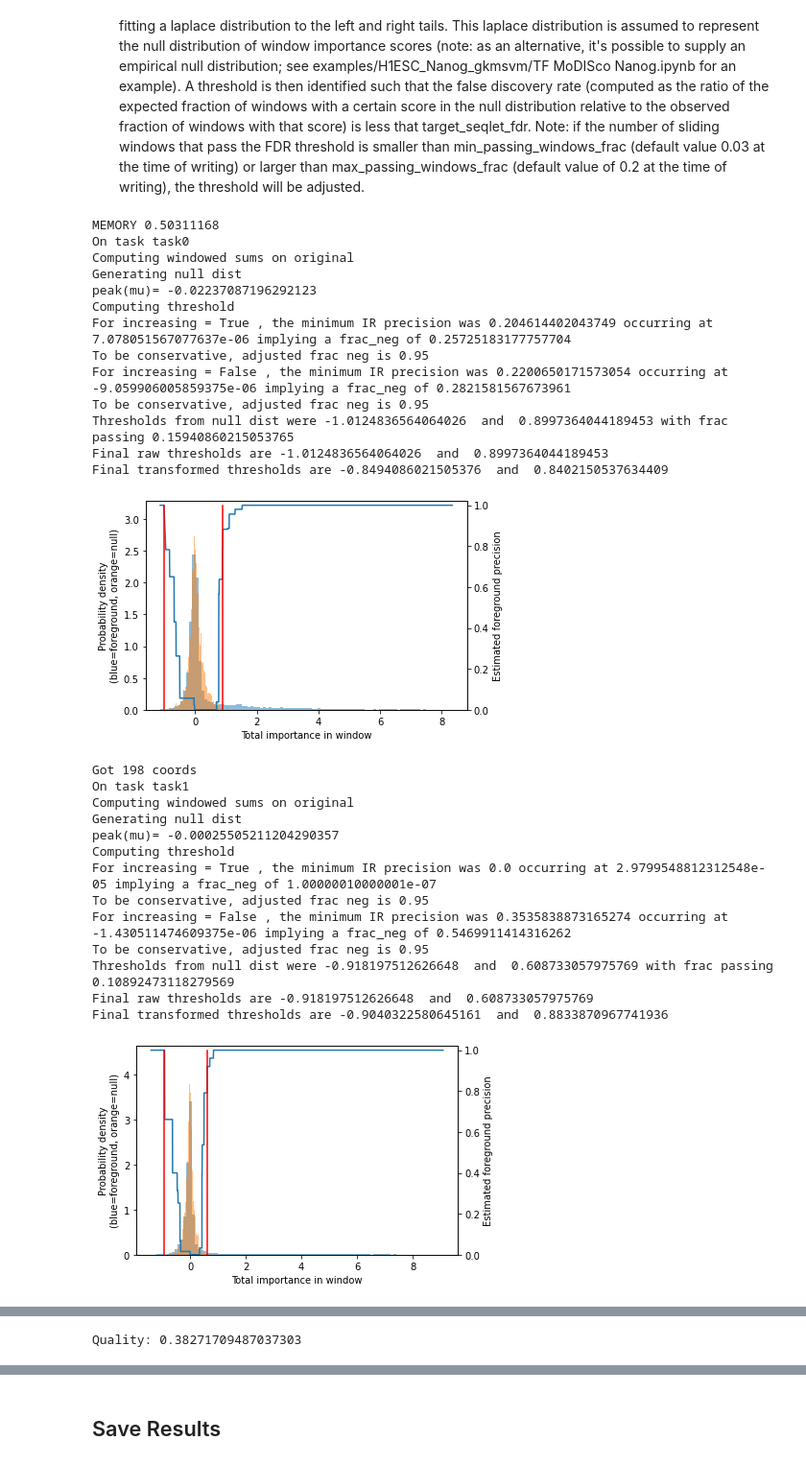
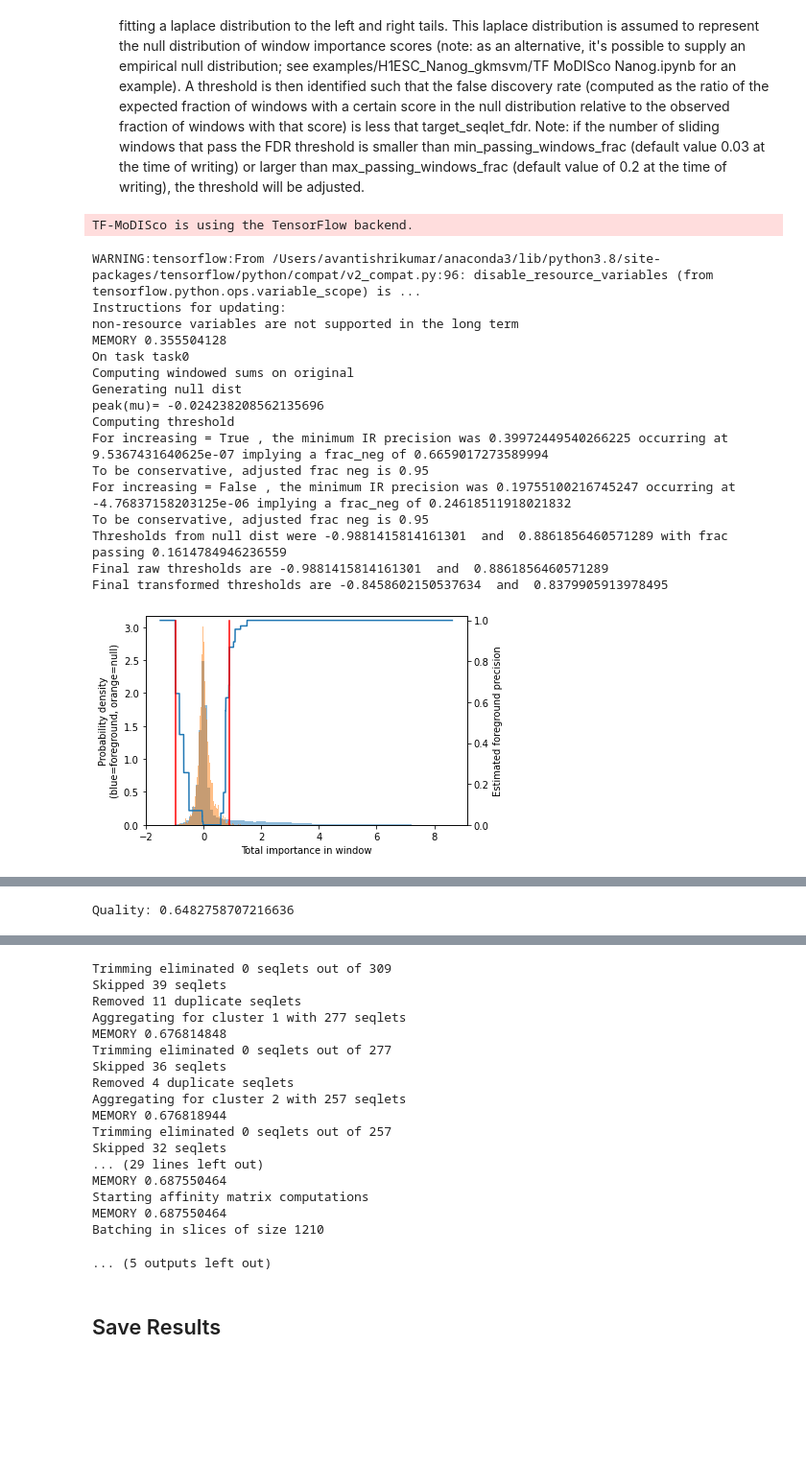
Before and after one commit to kundajelab/tfmodisco, a Jupyter notebook: examples/simulated_TAL_GATA_deeplearning/TF_MoDISco_TAL_GATA.ipynb, the cells around one changed output, grey strips where cells are left out. Shown at 96% size. Saved outputs shown, nothing was run; the diff lists cells and outputs as text; code cells hidden in the pictures; blank space fills up the shorter version.

```diff
--- a/examples/simulated_TAL_GATA_deeplearning/TF_MoDISco_TAL_GATA.ipynb
+++ b/examples/simulated_TAL_GATA_deeplearning/TF_MoDISco_TAL_GATA.ipynb
@@ -134,7 +134,7 @@ task_to_hyp_scores = OrderedDict()
 
 f = h5py.File("scores.h5","r")
 tasks = f["contrib_scores"].keys()
-n = 100 #since this is just a test run, for speed I am limiting to 100 sequences
+n = len(fasta_sequences) #100 #since this is just a test run, for speed I am limiting to 100 sequences
 for task in tasks:
     #Note that the sequences can be of variable lengths;
     #in this example they all have the same length (200bp) but that is
@@ -181,59 +181,49 @@ reload(modisco.cluster)
 reload(modisco.tfmodisco_workflow.seqlets_to_patterns)
 reload(modisco.tfmodisco_workflow)
 reload(modisco)
 
 null_per_pos_scores = modisco.coordproducers.LaplaceNullDist(num_to_samp=5000)
 tfmodisco_results = modisco.tfmodisco_workflow.workflow.TfModiscoWorkflow(
                     #Slight modifications from the default settings
                     sliding_window_size=15,
                     flank_size=5,
                     target_seqlet_fdr=0.15,
                     seqlets_to_patterns_factory=
                      modisco.tfmodisco_workflow.seqlets_to_patterns.TfModiscoSeqletsToPatternsFactory(
                         #Note: as of version 0.5.6.0, it's possible to use the results of a motif discovery
                         # software like MEME to improve the TF-MoDISco clustering. To use the meme-based
                         # initialization, you would specify the initclusterer_factory as shown in the
                         # commented-out code below:
                         #initclusterer_factory=modisco.clusterinit.memeinit.MemeInitClustererFactory(
                         #    meme_command="meme", base_outdir="meme_out",
                         #    max_num_seqlets_to_use=10000, nmotifs=10, n_jobs=1),
                         trim_to_window_size=15,
                         initial_flank_to_add=5,
                         kmer_len=5, num_gaps=1,
                         num_mismatches=0,
                         final_min_cluster_size=60)
                 )(
-                 task_names=["task0", "task1", "task2"],
+                 task_names=["task0"],#["task0", "task1", "task2"],
                  contrib_scores=task_to_scores,
                  hypothetical_contribs=task_to_hyp_scores,
                  one_hot=onehot_data,
                  null_per_pos_scores = null_per_pos_scores)
 # %% [output]
-MEMORY 0.50311168
-On task task0
-Computing windowed sums on original
-Generating null dist
-peak(mu)= -0.02237087196292123
-Computing threshold
-For increasing = True , the minimum IR precision was 0.204614402043749 occurring at 7.078051567077637e-06 implying a frac_neg of 0.25725183177757704
-To be conservative, adjusted frac neg is 0.95
-For increasing = False , the minimum IR precision was 0.2200650171573054 occurring at -9.059906005859375e-06 implying a frac_neg of 0.2821581567673961
-To be conservative, adjusted frac neg is 0.95
-Thresholds from null dist were -1.0124836564064026  and  0.8997364044189453 with frac passing 0.15940860215053765
-Final raw thresholds are -1.0124836564064026  and  0.8997364044189453
-Final transformed thresholds are -0.8494086021505376  and  0.8402150537634409
+TF-MoDISco is using the TensorFlow backend.
+WARNING:tensorflow:From /Users/avantishrikumar/anaconda3/lib/python3.8/site-packages/tensorflow/python/compat/v2_compat.py:96: disable_resource_variables (from tensorflow.python.ops.variable_scope) is ...
+Instructions for updating:
+non-resource variables are not supported in the long term
+MEMORY 0.355504128
+On task task0
+Computing windowed sums on original
+Generating null dist
+peak(mu)= -0.024238208562135696
+Computing threshold
+For increasing = True , the minimum IR precision was 0.39972449540266225 occurring at 9.5367431640625e-07 implying a frac_neg of 0.6659017273589994
+To be conservative, adjusted frac neg is 0.95
+For increasing = False , the minimum IR precision was 0.19755100216745247 occurring at -4.76837158203125e-06 implying a frac_neg of 0.24618511918021832
+To be conservative, adjusted frac neg is 0.95
+Thresholds from null dist were -0.9881415814161301  and  0.8861856460571289 with frac passing 0.1614784946236559
+Final raw thresholds are -0.9881415814161301  and  0.8861856460571289
+Final transformed thresholds are -0.8458602150537634  and  0.8379905913978495
-[figure, old version]
+[figure, new version]
-Got 198 coords
-On task task1
-Computing windowed sums on original
-Generating null dist
-peak(mu)= -0.00025505211204290357
-Computing threshold
-For increasing = True , the minimum IR precision was 0.0 occurring at 2.9799548812312548e-05 implying a frac_neg of 1.00000010000001e-07
-To be conservative, adjusted frac neg is 0.95
-For increasing = False , the minimum IR precision was 0.3535838873165274 occurring at -1.430511474609375e-06 implying a frac_neg of 0.5469911414316262
-To be conservative, adjusted frac neg is 0.95
-Thresholds from null dist were -0.918197512626648  and  0.608733057975769 with frac passing 0.10892473118279569
-Final raw thresholds are -0.918197512626648  and  0.608733057975769
-Final transformed thresholds are -0.9040322580645161  and  0.8833870967741936
-[figure, removed]
@@ -296 +271 @@ Beginning preprocessing + Leiden
-Quality: 0.38271709487037303
+Quality: 0.6482758707216636
@@ -323,3 +282,21 @@ Batching in slices of size 90
+Trimming eliminated 0 seqlets out of 309
+Skipped 39 seqlets
+Removed 11 duplicate seqlets
+Aggregating for cluster 1 with 277 seqlets
+MEMORY 0.676814848
+Trimming eliminated 0 seqlets out of 277
+Skipped 36 seqlets
+Removed 4 duplicate seqlets
+Aggregating for cluster 2 with 257 seqlets
+MEMORY 0.676818944
+Trimming eliminated 0 seqlets out of 257
+Skipped 32 seqlets
+... (29 lines left out)
+MEMORY 0.687550464
+Starting affinity matrix computations
+MEMORY 0.687550464
+Batching in slices of size 1210
+... (5 outputs left out)
 # %% [markdown]
 ## Save Results
 # %%
```
Also changed, not shown: parts of 2 cells of this notebook, 2 other files.
